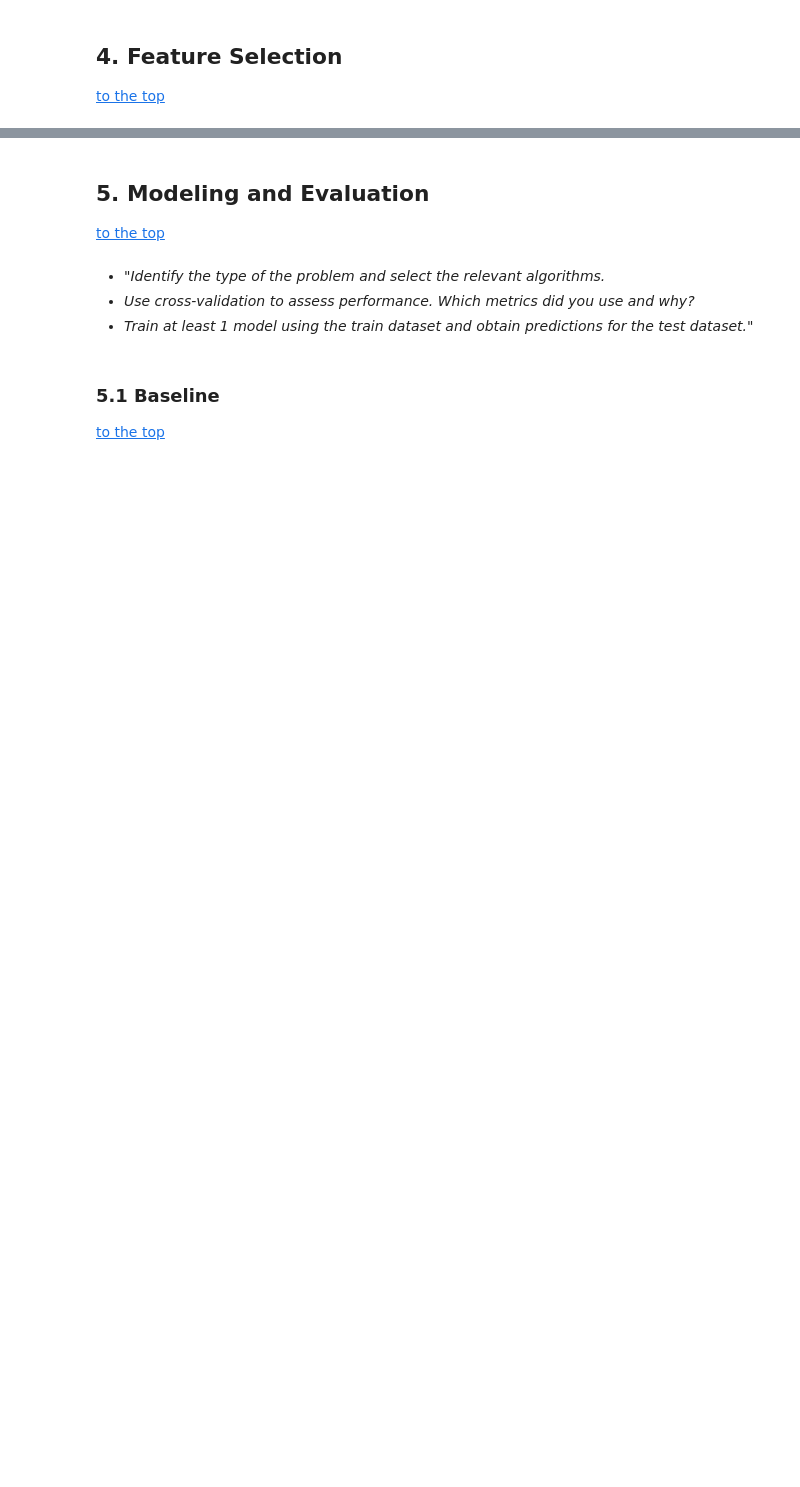
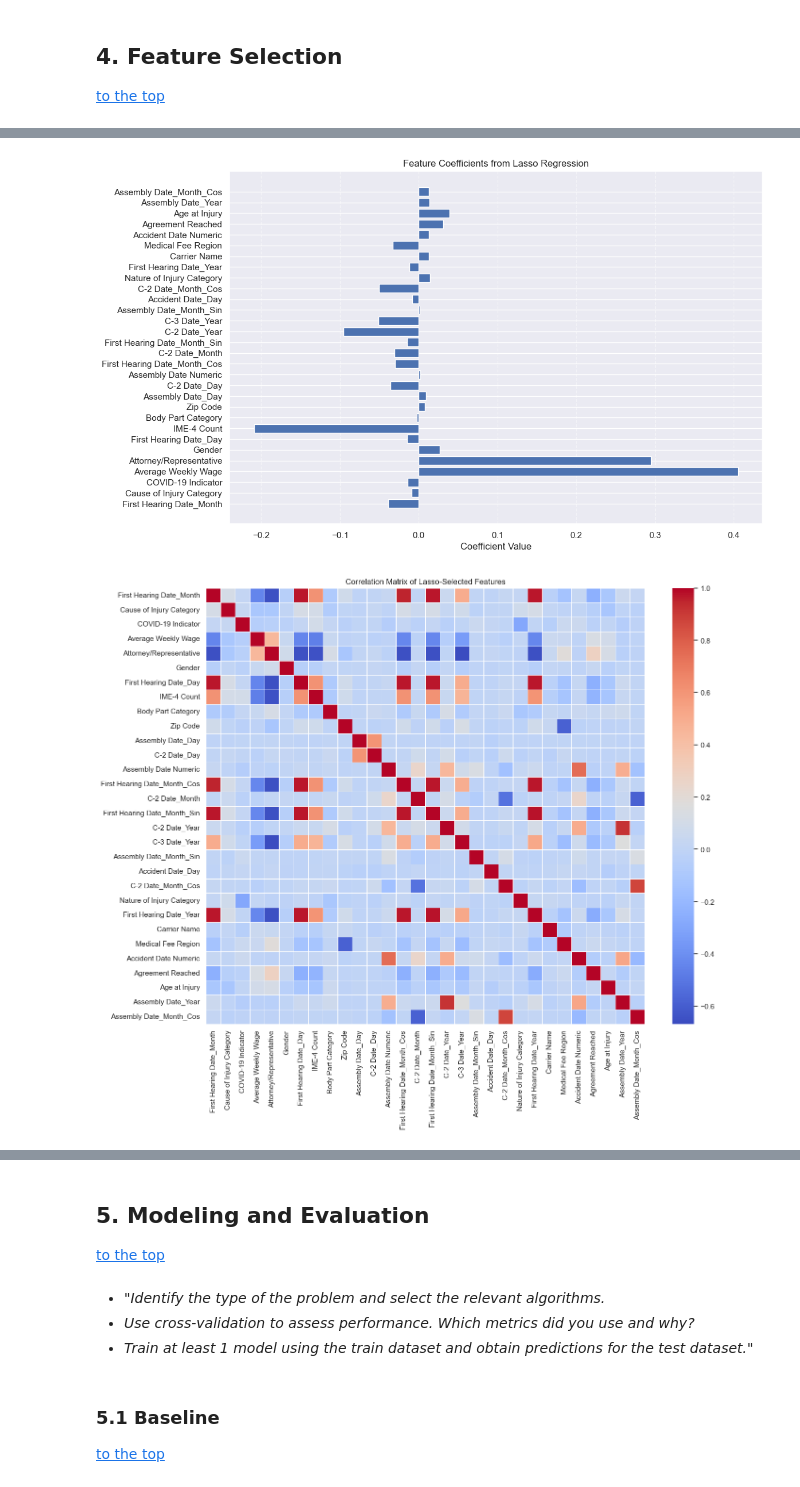
Before and after one commit to alexandregsg/ML_Project_Group52, a Jupyter notebook: Homework_Group52.ipynb, the cells around one changed output, grey strips where cells are left out. Cells and saved outputs as stored; diff of their text form; code cells hidden in the pictures; blank space fills up the shorter version.

```diff
--- a/Homework_Group52.ipynb
+++ b/Homework_Group52.ipynb
@@ -2575,0 +2025,69 @@ plot_importance(coef,'Lasso')
+# %%
+# Step 1: Run Lasso Regression to Identify Important Features
+from sklearn.linear_model import Lasso
+import numpy as np
+import pandas as pd
+import matplotlib.pyplot as plt
+import seaborn as sns
+from statsmodels.stats.outliers_influence import variance_inflation_factor
+
+# Step 2: Run Lasso Regression with a chosen alpha value
+lasso = Lasso(alpha=0.01, max_iter=1000, random_state=42)  # Adjust alpha as needed
+lasso.fit(X_train_imputed_scaled, y_train)
+
+# Step 3: Select features with non-zero coefficients
+non_zero_features = X_train_imputed_scaled.columns[lasso.coef_ != 0]
+non_zero_coefficients = lasso.coef_[lasso.coef_ != 0]
+
+# Check if there are any features selected
+if len(non_zero_features) > 0:
+    # Print the selected features
+    print("Features selected by Lasso regression:")
+    print(non_zero_features)
+
+    # Create the DataFrame with Lasso-selected features
+    X_train_lasso_selected = X_train_imputed_scaled[non_zero_features]
+
+    # Step 4: Plot the non-zero feature coefficients
+    plt.figure(figsize=(12, 8))
+    plt.barh(non_zero_features, non_zero_coefficients)
+    plt.xlabel("Coefficient Value")
+    plt.title("Feature Coefficients from Lasso Regression")
+    plt.grid(axis='x', linestyle='--', alpha=0.5)  # Optional for better readability
+    plt.show()
+else:
+    print("No features were selected by Lasso regression.")
+
+# Step 5: Check for Redundancy Using Correlation Analysis
+# Compute the correlation matrix for the Lasso-selected features
+corr_matrix = X_train_lasso_selected.corr(method='spearman')
+
+# Plot the correlation heatmap
+plt.figure(figsize=(15, 12))
+sns.heatmap(corr_matrix, annot=False, cmap='coolwarm', linewidths=0.5)
+plt.title("Correlation Matrix of Lasso-Selected Features")
+plt.show()
+
+# Identify pairs of highly correlated features (e.g., correlation > 0.9)
+high_corr_pairs = [(col, corr_matrix.columns[j]) for i, col in enumerate(corr_matrix.columns)
+                   for j in range(i + 1, len(corr_matrix.columns))
+                   if abs(corr_matrix.iloc[i, j]) > 0.9]
+
+print("Highly correlated pairs:")
+print(high_corr_pairs)
+
+# Step 6: Check for Redundancy Using VIF
+# Calculate VIF for each Lasso-selected feature
+vif_data = pd.DataFrame()
+vif_data["Feature"] = X_train_lasso_selected.columns
+vif_data["VIF"] = [variance_inflation_factor(X_train_lasso_selected.values, i)
+                   for i in range(X_train_lasso_selected.shape[1])]
+
+# Display VIF values sorted by VIF score
+print("VIF values for Lasso-selected features:")
+print(vif_data.sort_values(by="VIF", ascending=False))
+
+# Step 7: Decide on Dropping Redundant Features
+# Review correlation pairs and high VIF values (e.g., VIF > 5-10)
+# Drop one feature from each highly correlated pair or those with high VIF, if necessary
+# %% [output]
@@ -2575,0 +2107,2 @@ plot_importance(coef,'Lasso')
+[figure, added]
+[figure, added]
```
Also changed, not shown: parts of 264 cells of this notebook.
